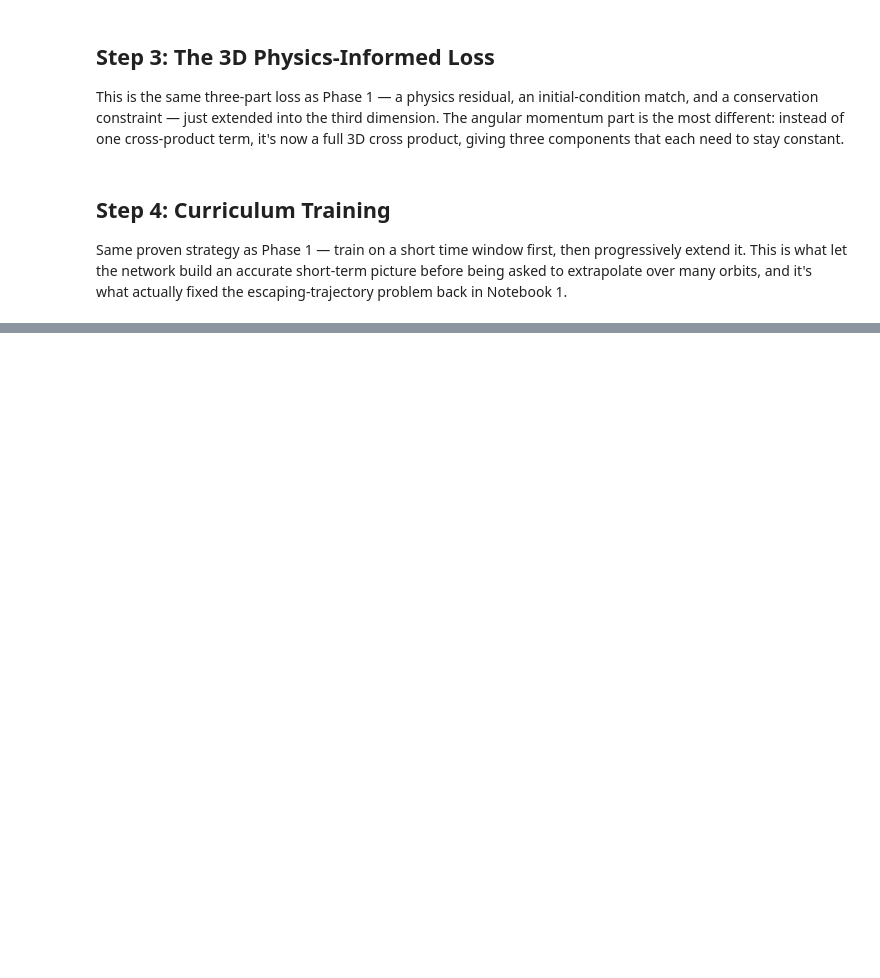
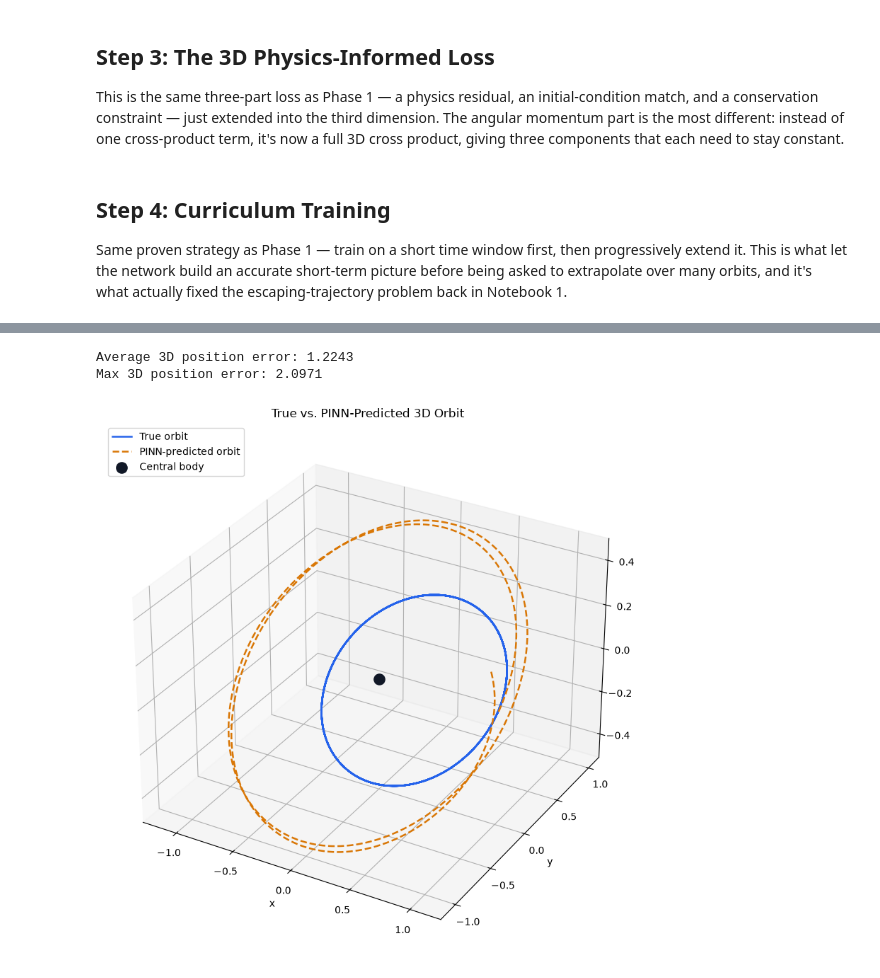
Before and after one commit to VicDeni/orbital-pinn, a Jupyter notebook: notebooks/04_3d_orbital_mechanics.ipynb, the cells around one changed output, grey strips where cells are left out. Drawn from its saved outputs; the diff is of its cells as text; code cells hidden in the pictures; blank space fills up the shorter version.

Commit message:
Phase 4: train 3D PINN with conservation losses, add predicted-orbit visualization

```diff
--- a/notebooks/04_3d_orbital_mechanics.ipynb
+++ b/notebooks/04_3d_orbital_mechanics.ipynb
@@ -219,0 +234,31 @@ print("3D curriculum training complete.")
+# %%
+# Generates the 3D PINN's predicted trajectory and compares it against the true orbit
+t_eval_tensor = torch.tensor(t_eval, dtype=torch.float32, device=device).reshape(-1, 1)
+
+with torch.no_grad():
+    pred_3d = pinn_3d(t_eval_tensor).cpu().numpy()
+
+x_pinn_3d, y_pinn_3d, z_pinn_3d = pred_3d[:, 0], pred_3d[:, 1], pred_3d[:, 2]
+
+errors_3d = np.sqrt((x_pinn_3d - x_true_3d)**2 + (y_pinn_3d - y_true_3d)**2 + (z_pinn_3d - z_true_3d)**2)
+print(f"Average 3D position error: {errors_3d.mean():.4f}")
+print(f"Max 3D position error: {errors_3d.max():.4f}")
+
+fig = plt.figure(figsize=(9, 8))
+ax = fig.add_subplot(111, projection="3d")
+
+ax.plot(x_true_3d, y_true_3d, z_true_3d, color="#2563eb", linewidth=1.8, label="True orbit")
+ax.plot(x_pinn_3d, y_pinn_3d, z_pinn_3d, color="#d97706", linewidth=1.8, linestyle="--", label="PINN-predicted orbit")
+ax.scatter([0], [0], [0], color="#111827", s=120, label="Central body")
+
+ax.set_xlabel("x")
+ax.set_ylabel("y")
+ax.set_zlabel("z")
+ax.set_title("True vs. PINN-Predicted 3D Orbit")
+ax.legend(loc="upper left")
+plt.tight_layout()
+plt.show()
+# %% [output]
+Average 3D position error: 1.2243
+Max 3D position error: 2.0971
+[figure, added]
```
Also changed, not shown: parts of 2 cells of this notebook.
